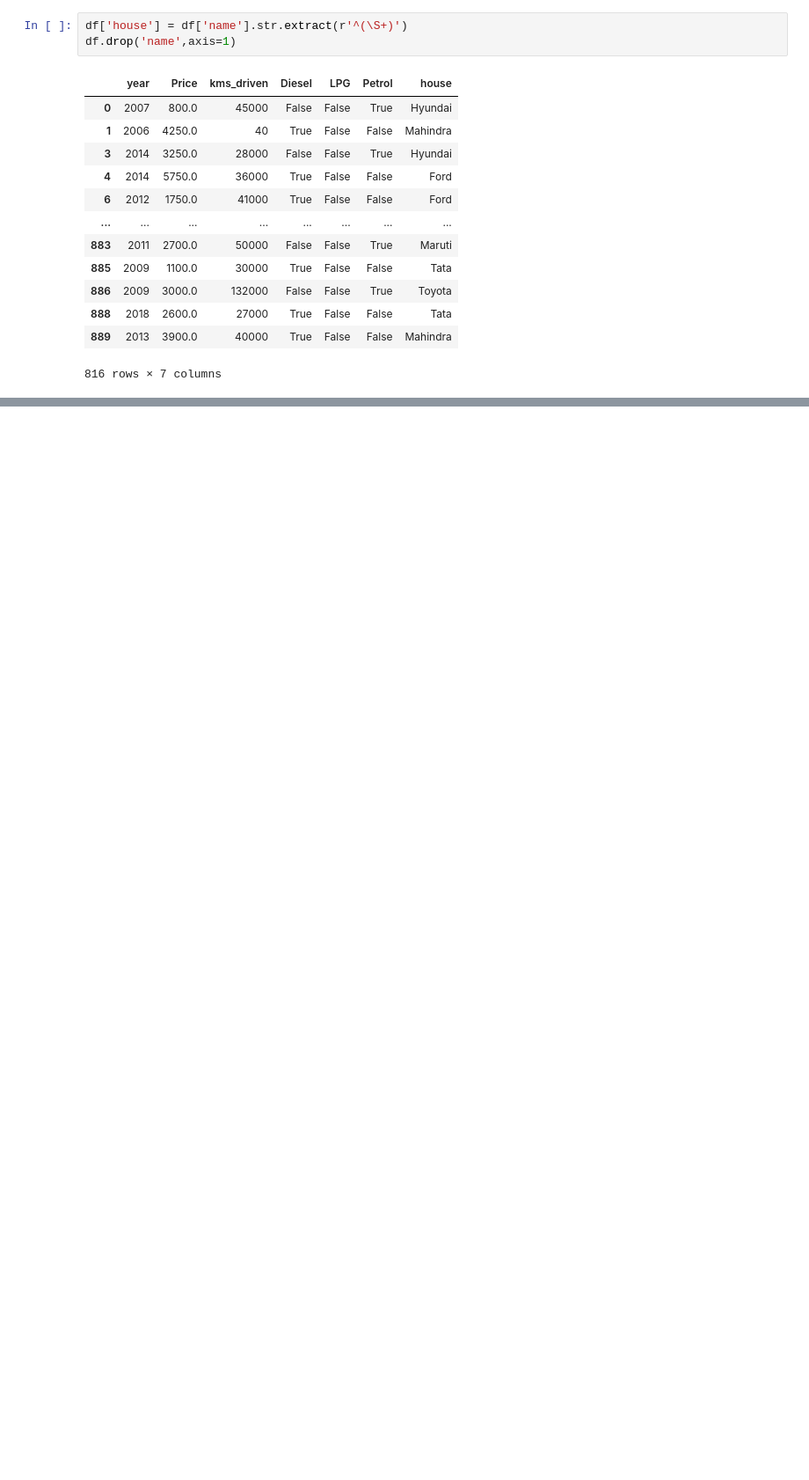
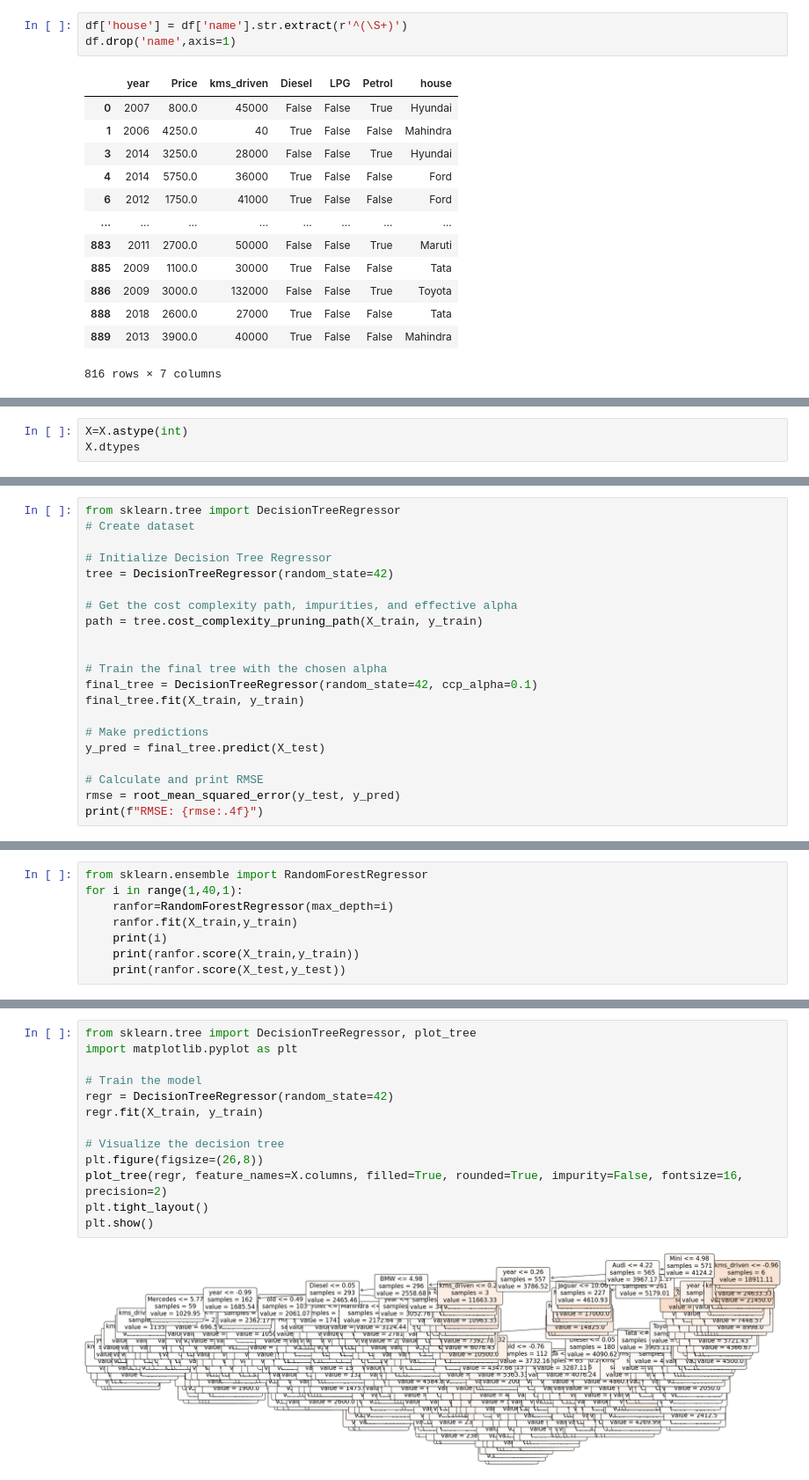
Before and after one commit to lebondon/FISTIC2024_FD, a Jupyter notebook: FD_files/lez 7/cars.ipynb, the cells around one changed output, grey strips where cells are left out. Shown at 88% size. Drawn from its saved outputs; the diff is of its cells as text; blank space fills up the shorter version.

```diff
--- a/FD_files/lez 7/cars.ipynb
+++ b/FD_files/lez 7/cars.ipynb
@@ -195,0 +449,3 @@ df.drop('name',axis=1)
+# %%
+X=X.astype(int)
+X.dtypes
@@ -195,0 +470,21 @@ df.drop('name',axis=1)
+# %%
+from sklearn.tree import DecisionTreeRegressor
+# Create dataset
+
+# Initialize Decision Tree Regressor
+tree = DecisionTreeRegressor(random_state=42)
+
+# Get the cost complexity path, impurities, and effective alpha
+path = tree.cost_complexity_pruning_path(X_train, y_train)
+
+
+# Train the final tree with the chosen alpha
+final_tree = DecisionTreeRegressor(random_state=42, ccp_alpha=0.1)
+final_tree.fit(X_train, y_train)
+
+# Make predictions
+y_pred = final_tree.predict(X_test)
+
+# Calculate and print RMSE
+rmse = root_mean_squared_error(y_test, y_pred)
+print(f"RMSE: {rmse:.4f}")
@@ -195,0 +493,8 @@ df.drop('name',axis=1)
+# %%
+from sklearn.ensemble import RandomForestRegressor
+for i in range(1,40,1):
+    ranfor=RandomForestRegressor(max_depth=i)
+    ranfor.fit(X_train,y_train)
+    print(i)
+    print(ranfor.score(X_train,y_train))
+    print(ranfor.score(X_test,y_test))
@@ -195,0 +528,15 @@ df.drop('name',axis=1)
+# %%
+from sklearn.tree import DecisionTreeRegressor, plot_tree
+import matplotlib.pyplot as plt
+
+# Train the model
+regr = DecisionTreeRegressor(random_state=42)
+regr.fit(X_train, y_train)
+
+# Visualize the decision tree
+plt.figure(figsize=(26,8))
+plot_tree(regr, feature_names=X.columns, filled=True, rounded=True, impurity=False, fontsize=16, precision=2)
+plt.tight_layout()
+plt.show()
+# %% [output]
+[figure, added]
```
Also changed, not shown: parts of 27 cells of this notebook, 4 other files.
